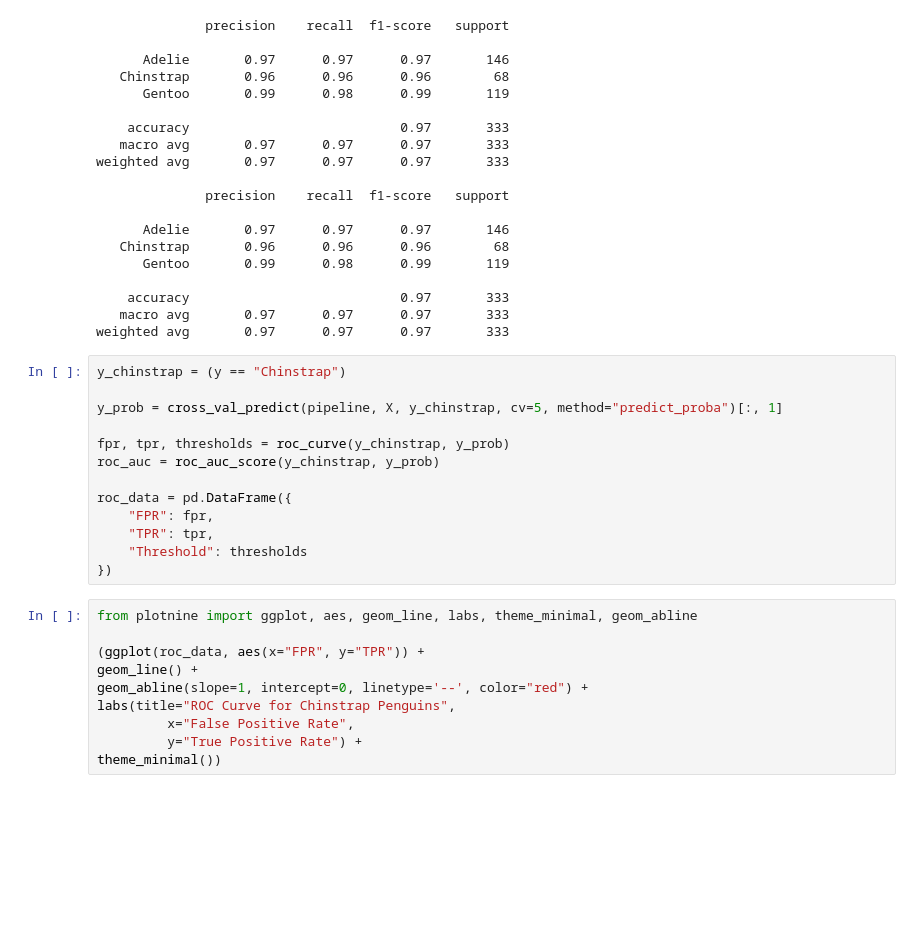
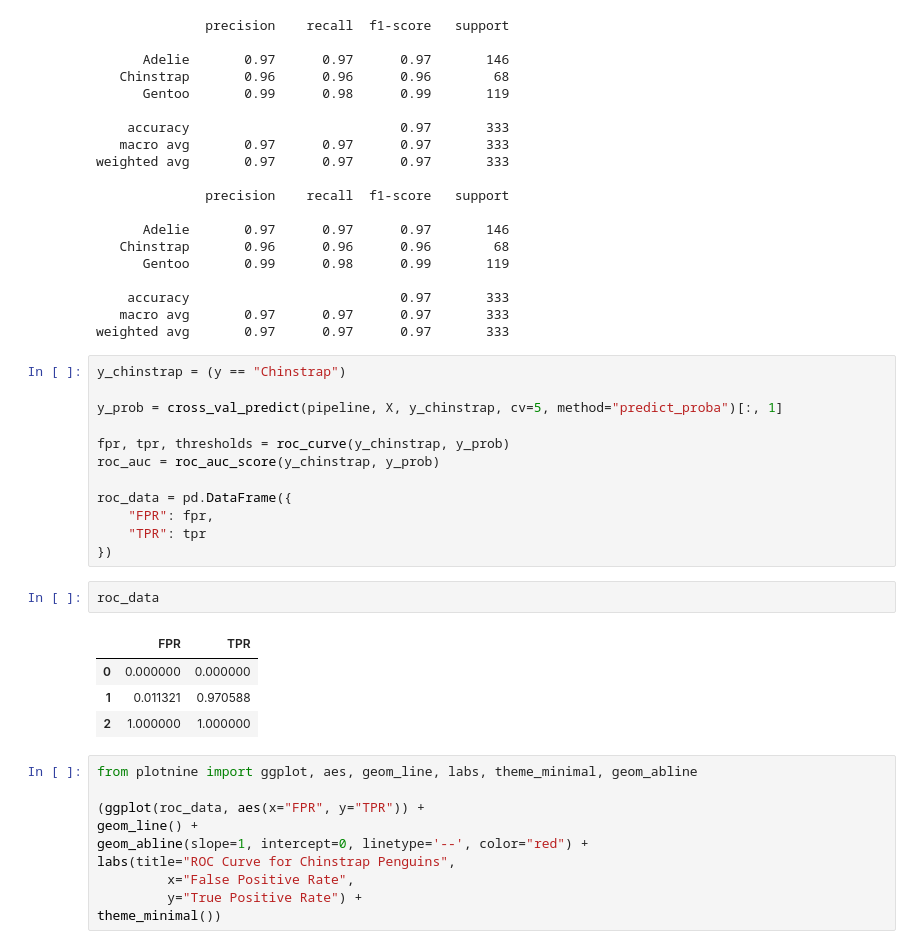
Before and after one commit to r-morag/Practice-Assignments, a Jupyter notebook: Practice_Activity_Penguin_Classification.ipynb, the cells around one changed output. Drawn from its saved outputs; the diff is of its cells as text; blank space fills up the shorter version.

```diff
--- a/Practice_Activity_Penguin_Classification.ipynb
+++ b/Practice_Activity_Penguin_Classification.ipynb
@@ -262,9 +262,15 @@ roc_auc = roc_auc_score(y_chinstrap, y_prob)
 
 roc_data = pd.DataFrame({
     "FPR": fpr,
-    "TPR": tpr,
-    "Threshold": thresholds
+    "TPR": tpr
 })
+# %%
+roc_data
+# %% [output]
+|  | FPR | TPR |
+| 0 | 0.000000 | 0.000000 |
+| 1 | 0.011321 | 0.970588 |
+| 2 | 1.000000 | 1.000000 |
 # %%
 from plotnine import ggplot, aes, geom_line, labs, theme_minimal, geom_abline
 
```
Also changed, not shown: parts of 1 cell of this notebook.
